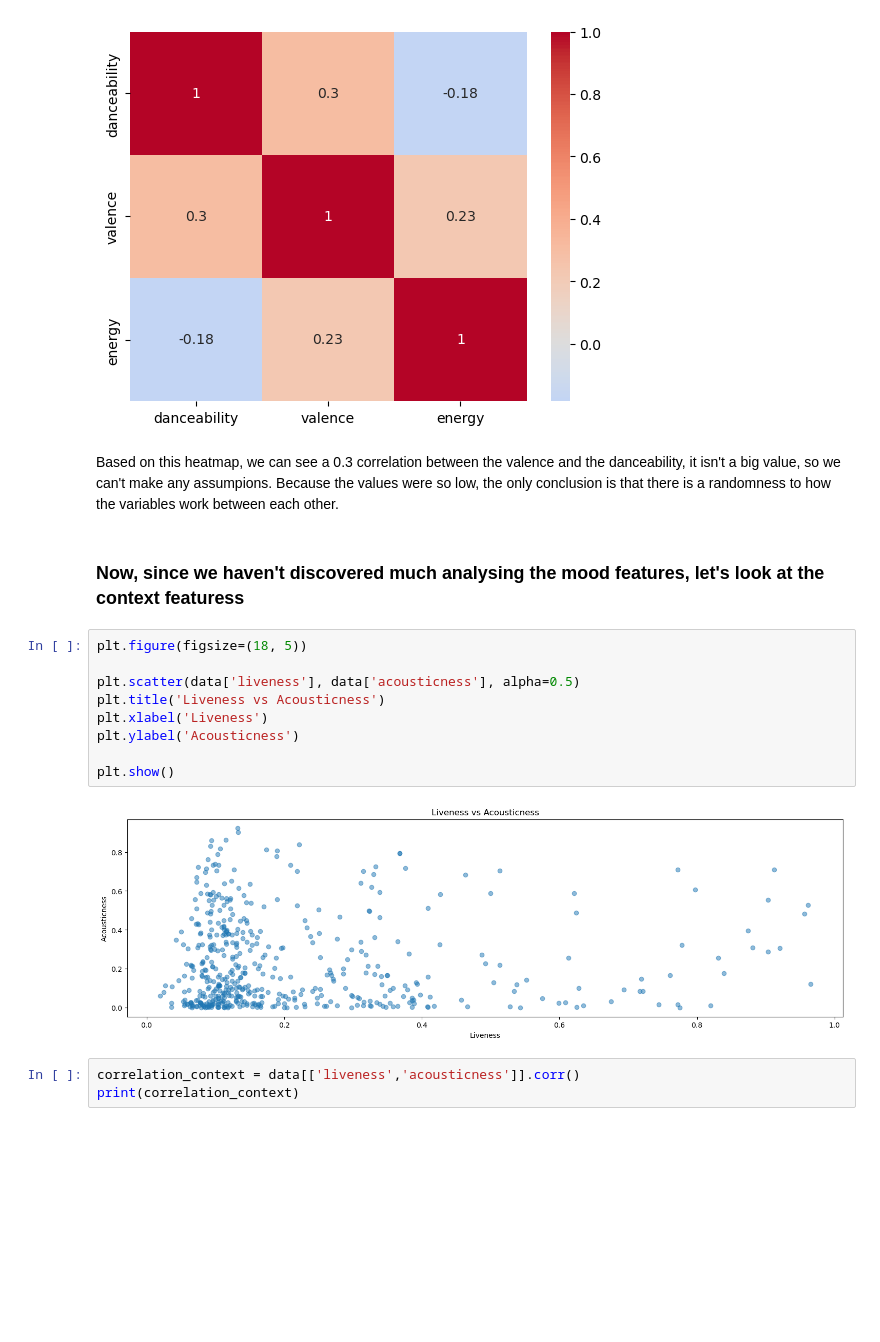
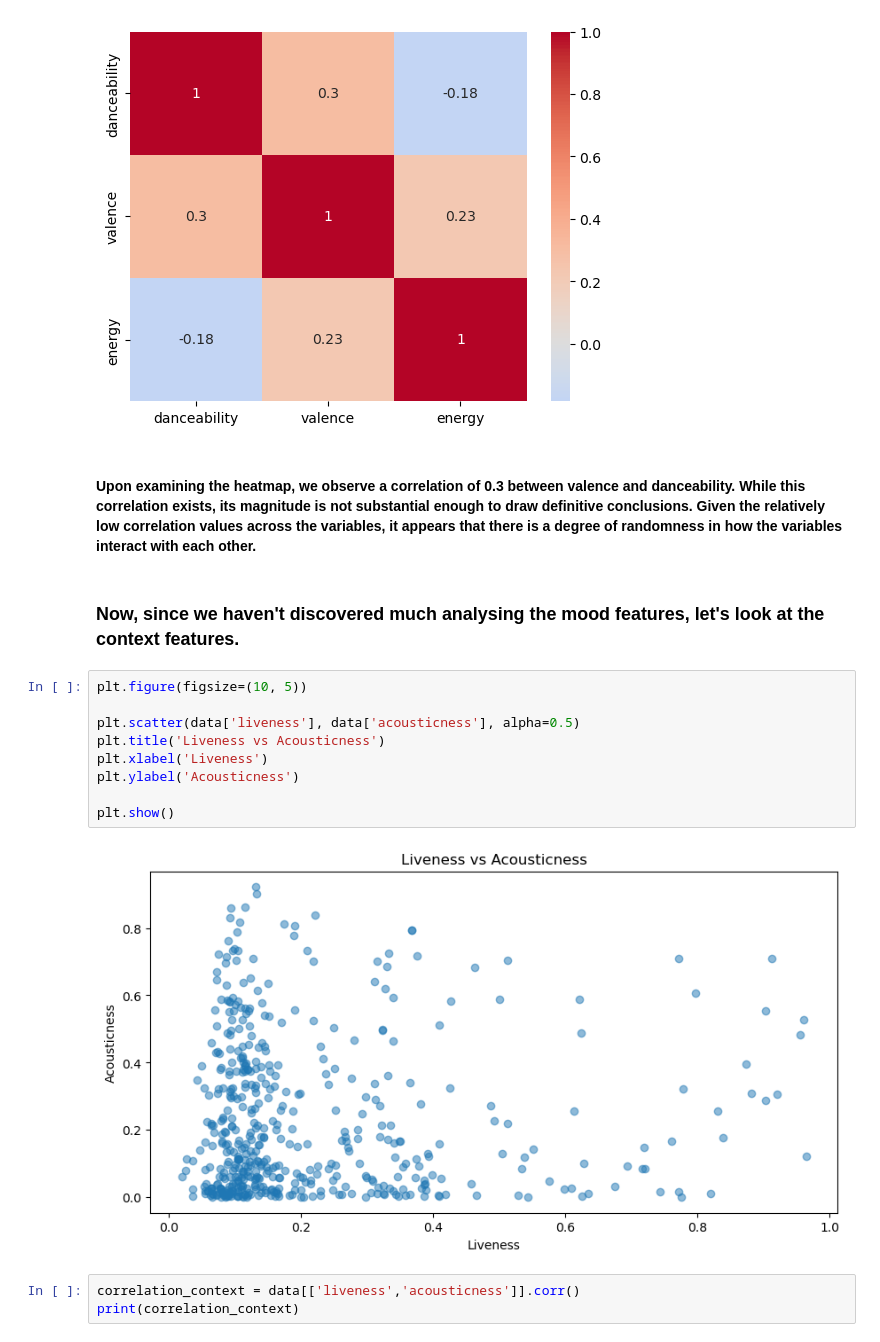
Before and after one commit to guilhermecff/Spotify_App, a Jupyter notebook: Análise Spotify.ipynb, the cells around one changed output. Saved outputs shown, nothing was run; the diff lists cells and outputs as text; blank space fills up the shorter version.

```diff
--- a/Análise Spotify.ipynb
+++ b/Análise Spotify.ipynb
@@ -230,21 +214,21 @@ sns.heatmap(correlation_matrix_mood, annot=True, cmap='coolwarm', center=0)
 plt.show()
 # %% [output]
 [figure]
-# %% [markdown]
-Based on this heatmap, we can see a 0.3 correlation between the valence and the danceability, it isn't a big value, so we can't make any assumpions. Because the values were so low, the only conclusion is that there is a randomness to how the variables work between each other.
+# %% [markdown]
+#### Upon examining the heatmap, we observe a correlation of 0.3 between valence and danceability. While this correlation exists, its magnitude is not substantial enough to draw definitive conclusions. Given the relatively low correlation values across the variables, it appears that there is a degree of randomness in how the variables interact with each other.
 # %% [markdown]
-### Now, since we haven't discovered much analysing the mood features, let's look at the context featuress
+### Now, since we haven't discovered much analysing the mood features, let's look at the context features.
 # %%
-plt.figure(figsize=(18, 5))
+plt.figure(figsize=(10, 5))
 
 plt.scatter(data['liveness'], data['acousticness'], alpha=0.5)
 plt.title('Liveness vs Acousticness')
 plt.xlabel('Liveness')
 plt.ylabel('Acousticness')
 
 plt.show()
 # %% [output]
-[figure, old version]
+[figure, new version]
 # %%
 correlation_context = data[['liveness','acousticness']].corr()
 print(correlation_context)
```
Also changed, not shown: parts of 30 cells of this notebook.
